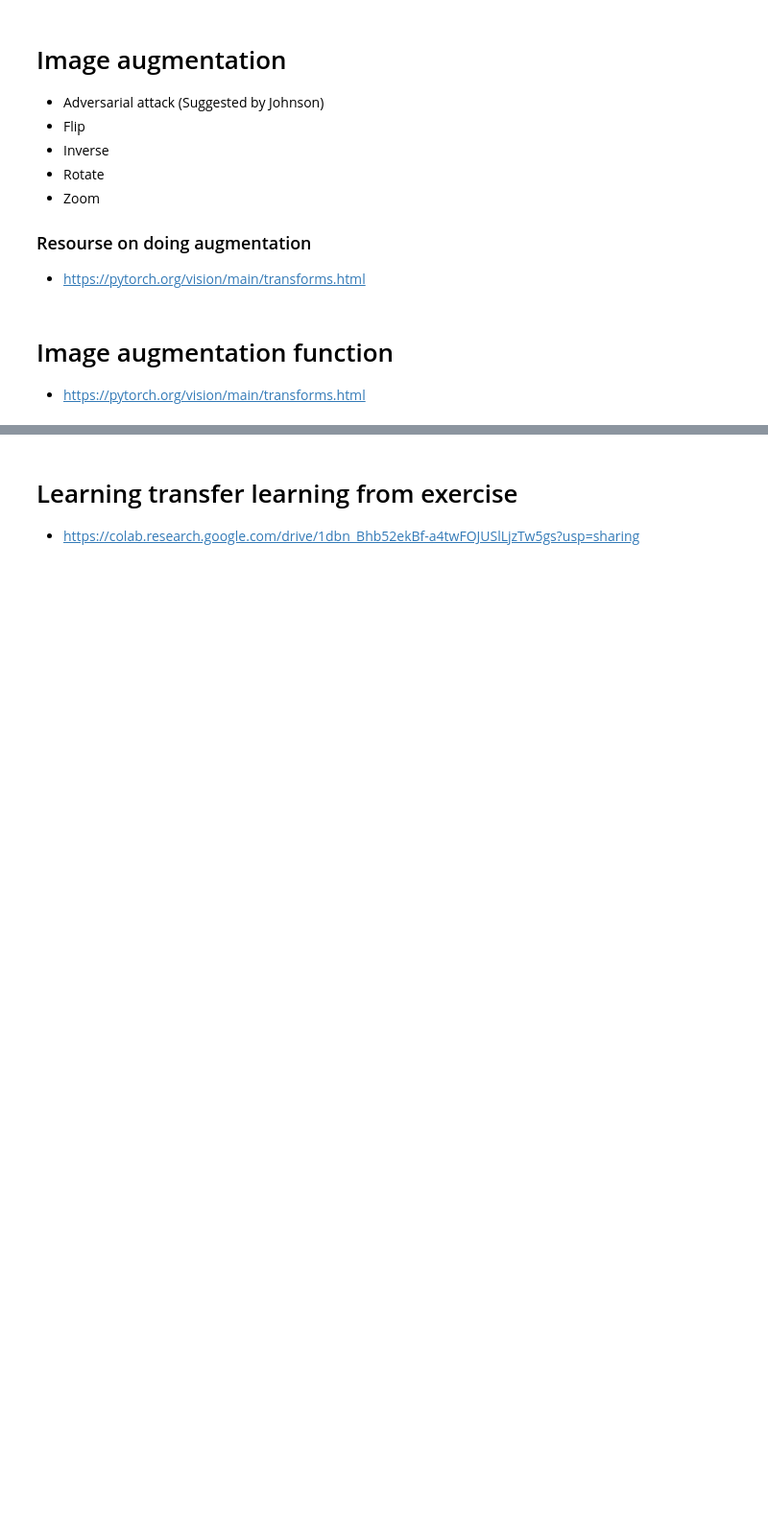
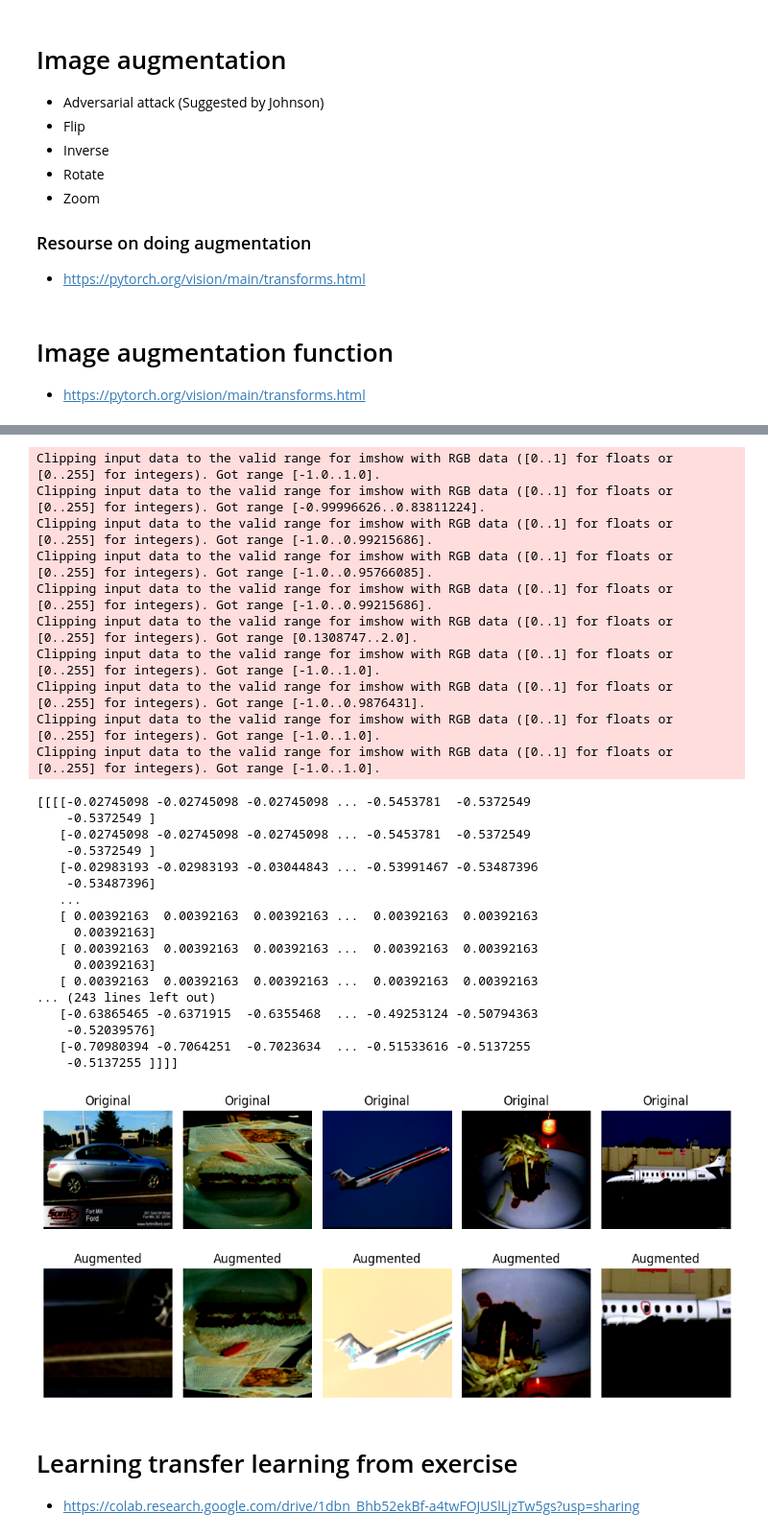
Before and after one commit to TheSpartanBuilder/CSE_144_Final_Project, a Jupyter notebook: Final_Project/final_project_V3.ipynb, the cells around one changed output, grey strips where cells are left out. Shown at 96% size. Drawn from its saved outputs; the diff is of its cells as text; code cells hidden in the pictures; blank space fills up the shorter version.

```diff
--- a/Final_Project/final_project_V3.ipynb
+++ b/Final_Project/final_project_V3.ipynb
@@ -57,7 +57,6 @@ else:
 transform = transforms.Compose([
     transforms.Resize((224,244)),
     transforms.ToTensor(),
-    transforms.Normalize((0.5, 0.5, 0.5), (0.5, 0.5, 0.5))
 ])
 # %% [markdown]
 # Import image
@@ -99,0 +118,19 @@ def imageAugmentTransform():
+# %%
+# Horizontally flip each image at the given probability
+def augment_images(images: torch.Tensor) -> torch.Tensor:
+    augmented_images: list[torch.Tensor] = []
+    for image in images:
+        augments: list[v2.Transform] = getRandomAugments()
+        for i in range(NUM_AUGMENTATIONS):
+            transforms: v2.Transform = v2.Compose([
+                v2.RandomResizedCrop(size=(224, 224), antialias=True),
+                augments[i],
+                # v2.ToDtype(torch.float32, scale=True),
+                # v2.Normalize(mean=[0.485, 0.456, 0.406], std=[0.229, 0.224, 0.225]),
+            ])
+            img: torch.Tensor = transforms(image)
+            augmented_images.append(img)
+
+
+    print(np.array(augmented_images))
+    return torch.from_numpy(np.array(augmented_images))
@@ -100,3 +149,55 @@ def imageAugmentTransform():
+# %%
+# Visualize some original and augmented images
+plt.figure(figsize=(10, 5))
+# Get a batch of images from the test dataset
+images, _ = next(iter(test_loader))
+augmented_batch = augment_images(images[:5])  # Get 5 images and their augmentations
+
+# Plot original and augmented images
+for i in range(5):
+    # Original image
+    plt.subplot(2, 5, i + 1)
+    plt.imshow(images[i].permute(1, 2, 0).cpu())  # Convert from CxHxW to HxWxC
+    plt.title("Original")
+    plt.axis("off")
+
+    # Augmented image
+    plt.subplot(2, 5, i + 6)  # i + 1 + 5
+    plt.imshow(augmented_batch[i*4].permute(1, 2, 0).cpu())
+    plt.title("Augmented")
+    plt.axis("off")
+
+plt.tight_layout()
+plt.show()
+# %% [output]
+Clipping input data to the valid range for imshow with RGB data ([0..1] for floats or [0..255] for integers). Got range [-1.0..1.0].
+Clipping input data to the valid range for imshow with RGB data ([0..1] for floats or [0..255] for integers). Got range [-0.99996626..0.83811224].
+Clipping input data to the valid range for imshow with RGB data ([0..1] for floats or [0..255] for integers). Got range [-1.0..0.99215686].
+Clipping input data to the valid range for imshow with RGB data ([0..1] for floats or [0..255] for integers). Got range [-1.0..0.95766085].
+Clipping input data to the valid range for imshow with RGB data ([0..1] for floats or [0..255] for integers). Got range [-1.0..0.99215686].
+Clipping input data to the valid range for imshow with RGB data ([0..1] for floats or [0..255] for integers). Got range [0.1308747..2.0].
+Clipping input data to the valid range for imshow with RGB data ([0..1] for floats or [0..255] for integers). Got range [-1.0..1.0].
+Clipping input data to the valid range for imshow with RGB data ([0..1] for floats or [0..255] for integers). Got range [-1.0..0.9876431].
+Clipping input data to the valid range for imshow with RGB data ([0..1] for floats or [0..255] for integers). Got range [-1.0..1.0].
+Clipping input data to the valid range for imshow with RGB data ([0..1] for floats or [0..255] for integers). Got range [-1.0..1.0].
+[[[[-0.02745098 -0.02745098 -0.02745098 ... -0.5453781  -0.5372549
+    -0.5372549 ]
+   [-0.02745098 -0.02745098 -0.02745098 ... -0.5453781  -0.5372549
+    -0.5372549 ]
+   [-0.02983193 -0.02983193 -0.03044843 ... -0.53991467 -0.53487396
+    -0.53487396]
+   ...
+   [ 0.00392163  0.00392163  0.00392163 ...  0.00392163  0.00392163
+     0.00392163]
+   [ 0.00392163  0.00392163  0.00392163 ...  0.00392163  0.00392163
+     0.00392163]
+   [ 0.00392163  0.00392163  0.00392163 ...  0.00392163  0.00392163
+... (243 lines left out)
+   [-0.63865465 -0.6371915  -0.6355468  ... -0.49253124 -0.50794363
+    -0.52039576]
+   [-0.70980394 -0.7064251  -0.7023634  ... -0.51533616 -0.5137255
+    -0.5137255 ]]]]
+[figure, added]
 # %% [markdown]
 # Learning transfer learning from exercise
 * https://colab.research.google.com/drive/1dbn_Bhb52ekBf-a4twFOJUSlLjzTw5gs?usp=sharing
```
Also changed, not shown: parts of 13 cells of this notebook, 1 other file.
